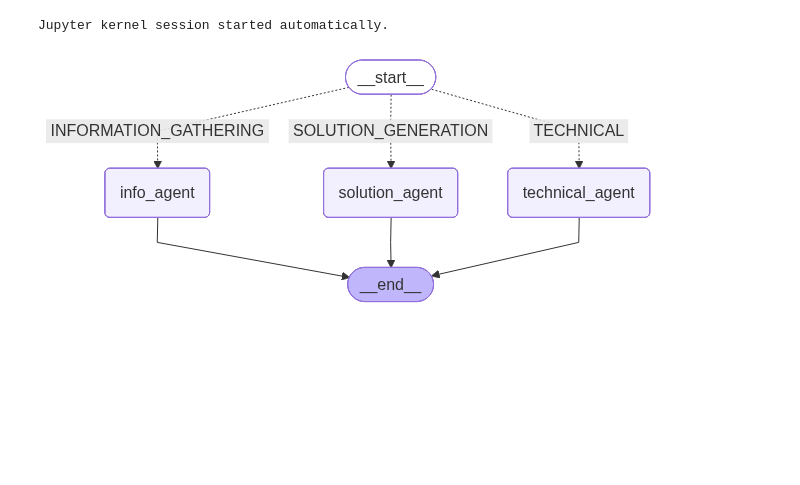
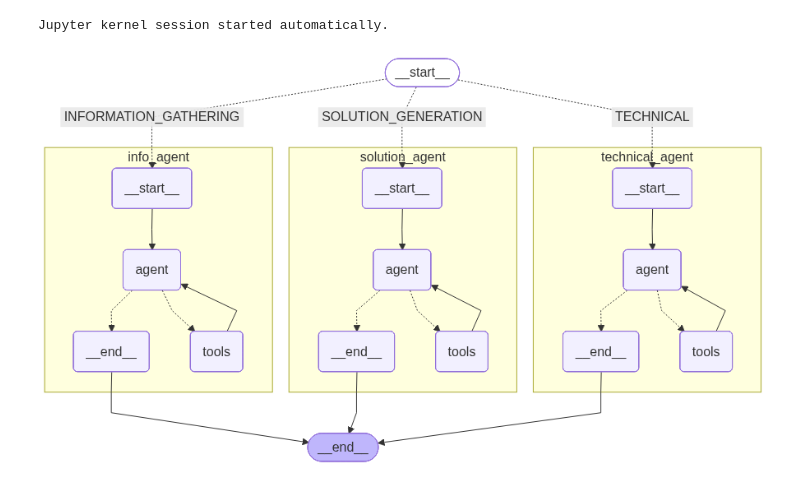
Before and after one commit to Mubarak-412/costix, a Jupyter notebook: src/costix/testGraph.ipynb, the cells around one changed output. Saved outputs shown, nothing was run; the diff lists cells and outputs as text; code cells hidden in the pictures; blank space fills up the shorter version.

```diff
--- a/src/costix/testGraph.ipynb
+++ b/src/costix/testGraph.ipynb
@@ -1,17 +1,17 @@
 # %%
 from costix.graph import CostixGraph
 from langgraph.checkpoint.memory import MemorySaver
 checkpoint=MemorySaver()
 
 from IPython.display import display,Image
 
 graph=CostixGraph(checkpointer=checkpoint)
 
 
-display(Image(graph.graph.get_graph(xray=0).draw_mermaid_png()))
+display(Image(graph.graph.get_graph(xray=1).draw_mermaid_png()))
 # %% [output]
 Jupyter kernel session started automatically.
-[figure, old version]
+[figure, new version]
 # %%
 thread_id='2'
 config={'configurable':{'thread_id':thread_id}}
```
Also changed, not shown: parts of 4 cells of this notebook, 3 other files.
